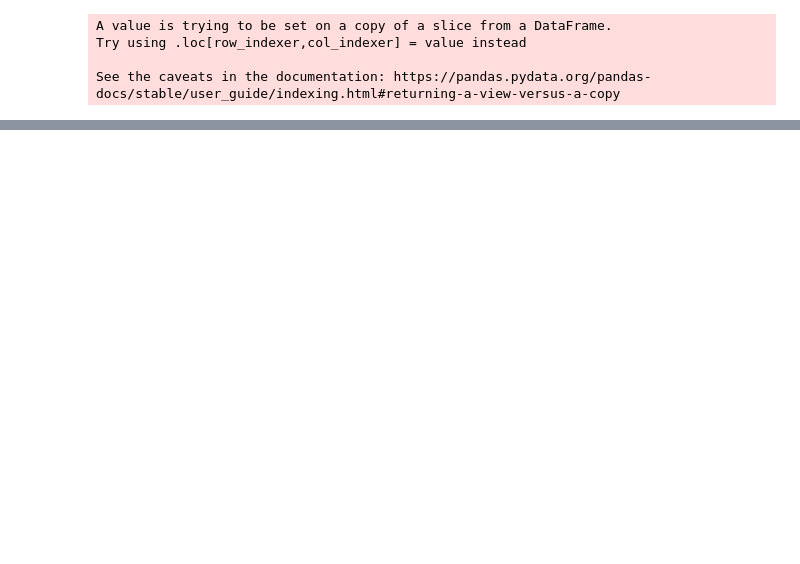
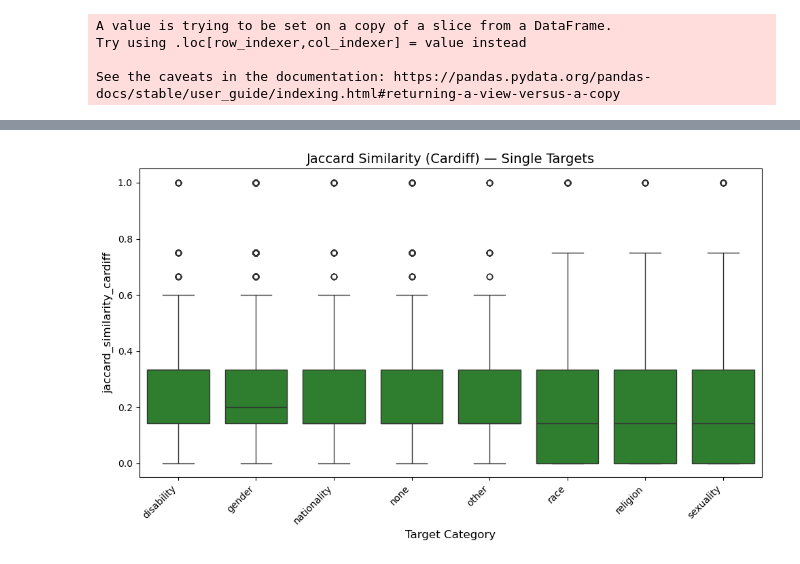
Before and after one commit to Takosaga/master_thesis, a Jupyter notebook: notebooks/09_comparing_LIME_SHAP.ipynb, the cells around one changed output, grey strips where cells are left out. Saved outputs shown, nothing was run; the diff lists cells and outputs as text; code cells hidden in the pictures; blank space fills up the shorter version.

```diff
--- a/notebooks/09_comparing_LIME_SHAP.ipynb
+++ b/notebooks/09_comparing_LIME_SHAP.ipynb
@@ -620,0 +666,8 @@ for category in category_names:
+# %%
+boxplot_by_target(
+    single_target_full_df,
+    'jaccard_similarity_cardiff',
+    'Jaccard Similarity (Cardiff) — Single Targets'
+)
+# %% [output]
+[figure, added]
```
Also changed, not shown: parts of 15 cells of this notebook, 1 other file.
